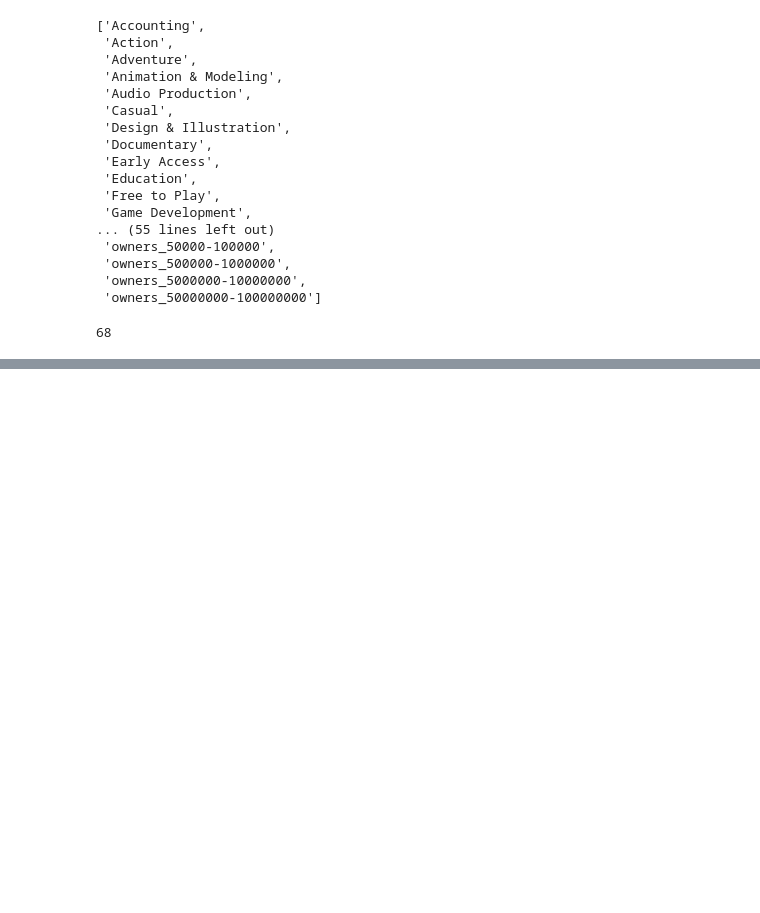
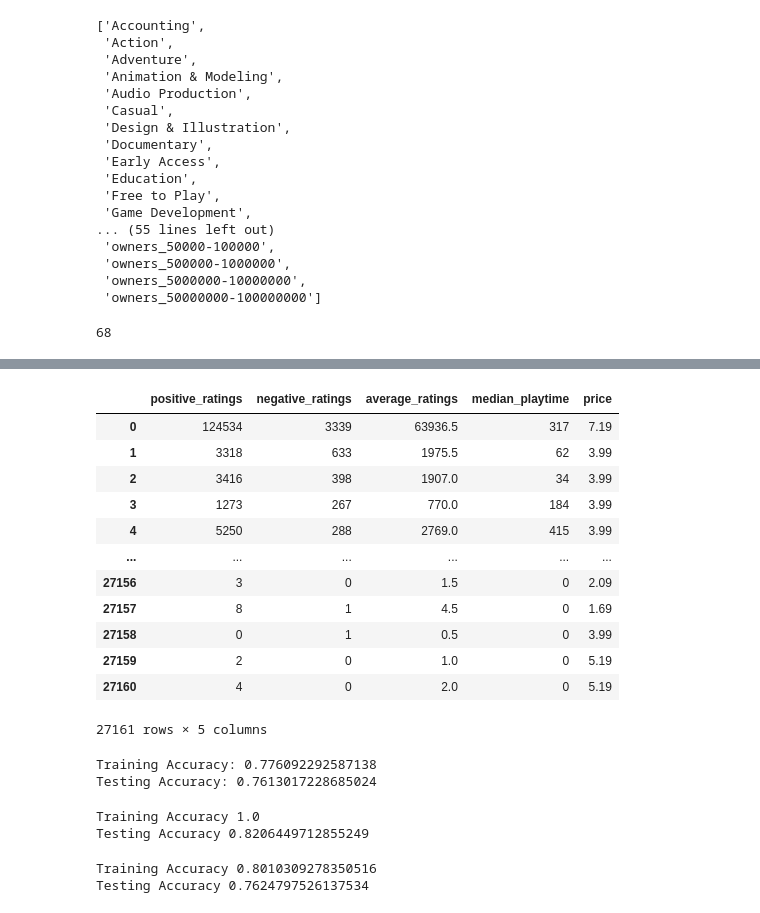
Before and after one commit to meiiscrazy/Video-Game-Analysis, a Jupyter notebook: FinalLearningModel.ipynb, the cells around one changed output, grey strips where cells are left out. Drawn from its saved outputs; the diff is of its cells as text; code cells hidden in the pictures; blank space fills up the shorter version.

```diff
--- a/FinalLearningModel.ipynb
+++ b/FinalLearningModel.ipynb
@@ -307,0 +340,19 @@ Loss: nan, Accuracy: 0.9356328248977661
+# %%
+feature_names=['positive_ratings','negative_ratings','average_ratings','median_playtime','price']
+X=model_attempt[feature_names]
+y=model_attempt['average_playtime']
+X
+# %% [output]
+|  | positive_ratings | negative_ratings | average_ratings | median_playtime | price |
+| 0 | 124534 | 3339 | 63936.5 | 317 | 7.19 |
+| 1 | 3318 | 633 | 1975.5 | 62 | 3.99 |
+| 2 | 3416 | 398 | 1907.0 | 34 | 3.99 |
+| 3 | 1273 | 267 | 770.0 | 184 | 3.99 |
+| 4 | 5250 | 288 | 2769.0 | 415 | 3.99 |
+| ... | ... | ... | ... | ... | ... |
+| 27156 | 3 | 0 | 1.5 | 0 | 2.09 |
+| 27157 | 8 | 1 | 4.5 | 0 | 1.69 |
+| 27158 | 0 | 1 | 0.5 | 0 | 3.99 |
+| 27159 | 2 | 0 | 1.0 | 0 | 5.19 |
+| 27160 | 4 | 0 | 2.0 | 0 | 5.19 |
+27161 rows × 5 columns
@@ -307,0 +369,34 @@ Loss: nan, Accuracy: 0.9356328248977661
+# %%
+##build models
+#logistic regresion
+from sklearn.linear_model import LogisticRegression
+logreg=LogisticRegression()
+logreg.fit(X_train_scaled, y_train)
+
+print('Training Accuracy:', logreg.score(X_train_scaled, y_train))
+print('Testing Accuracy:', logreg.score(X_test_scaled, y_test))
+# %% [output]
+Training Accuracy: 0.776092292587138
+Testing Accuracy: 0.7613017228685024
+# %%
+##lets try a decision tree
+from sklearn.tree import DecisionTreeClassifier
+dt=DecisionTreeClassifier()
+dt.fit(X_train_scaled, y_train)
+
+print('Training Accuracy', dt.score(X_train_scaled,y_train))
+print('Testing Accuracy',dt.score(X_test_scaled,y_test))
+# %% [output]
+Training Accuracy 1.0
+Testing Accuracy 0.8206449712855249
+# %%
+#maybe not as it looks like its a bit overfitted
+#Linear Discriminant analysis
+from sklearn.discriminant_analysis import LinearDiscriminantAnalysis
+lda=LinearDiscriminantAnalysis()
+lda.fit(X_train_scaled,y_train)
+print('Training Accuracy', lda.score(X_train_scaled,y_train))
+print('Testing Accuracy',lda.score(X_test_scaled,y_test))
+# %% [output]
+Training Accuracy 0.8010309278350516
+Testing Accuracy 0.7624797526137534
```
Also changed, not shown: parts of 15 cells of this notebook.
